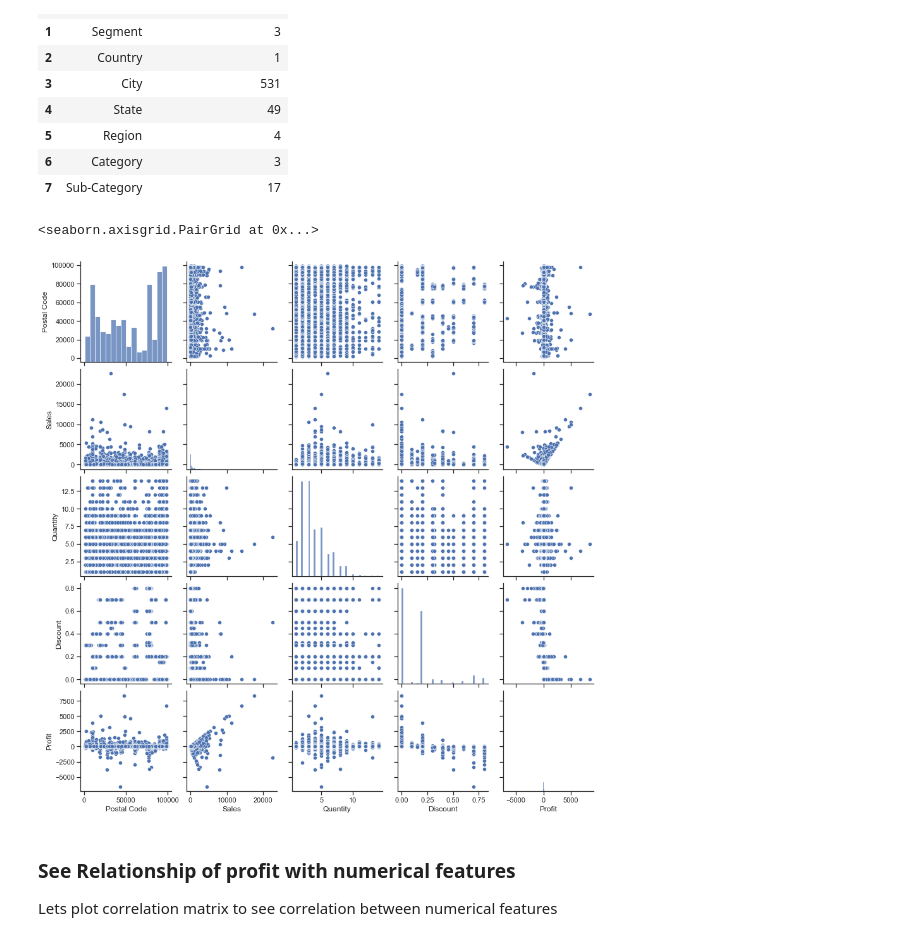
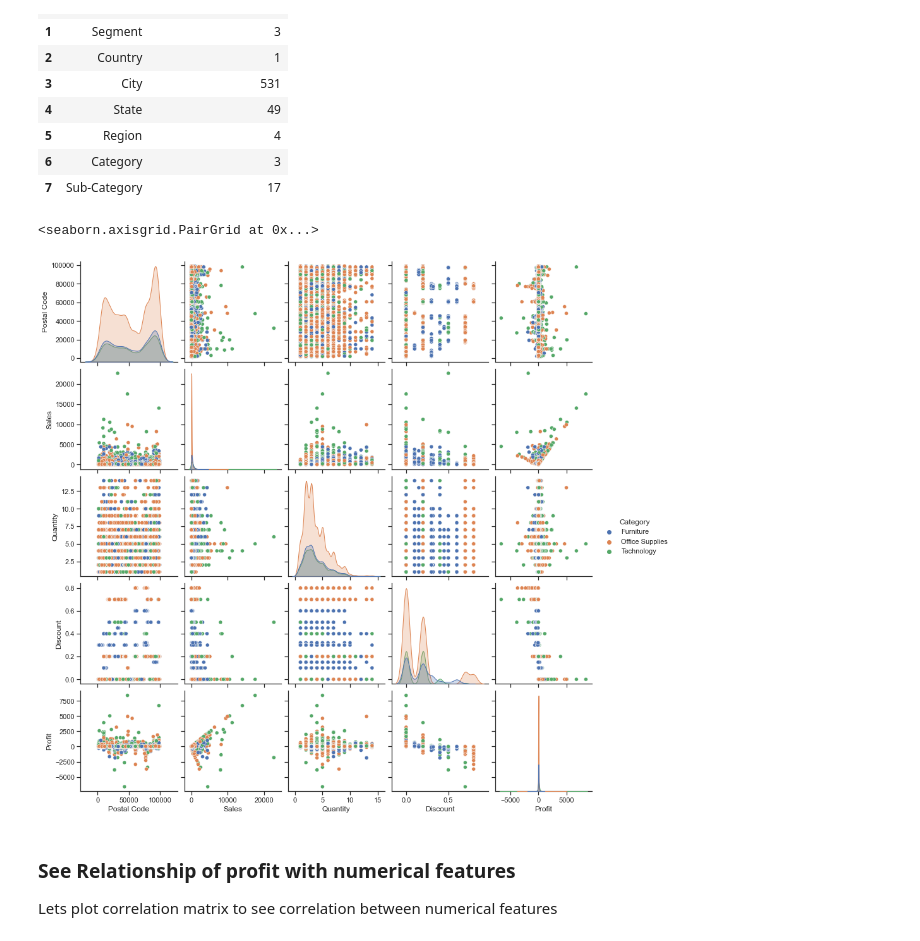
Before and after one commit to syeda-manal/TSF-GRIP-Tasks, a Jupyter notebook: Task-2_Exploratory Data Analysis - Retail/Exploratory Data Analysis-Retail.ipynb, the cells around one changed output. Drawn from its saved outputs; the diff is of its cells as text; code cells hidden in the pictures.

```diff
--- a/Task-2_Exploratory Data Analysis - Retail/Exploratory Data Analysis-Retail.ipynb
+++ b/Task-2_Exploratory Data Analysis - Retail/Exploratory Data Analysis-Retail.ipynb
@@ -86,10 +93,10 @@ df_unique
 | 6 | Category | 3 |
 | 7 | Sub-Category | 17 |
 # %%
-sns.pairplot(retail_df)
+sns.pairplot(retail_df, hue = 'Category')
 # %% [output]
 <seaborn.axisgrid.PairGrid at 0x...>
-[figure, old version]
+[figure, new version]
 # %% [markdown]
 ### See Relationship of profit with numerical features
 Lets plot correlation matrix to see correlation between numerical features
```
Also changed, not shown: parts of 8 cells of this notebook.
